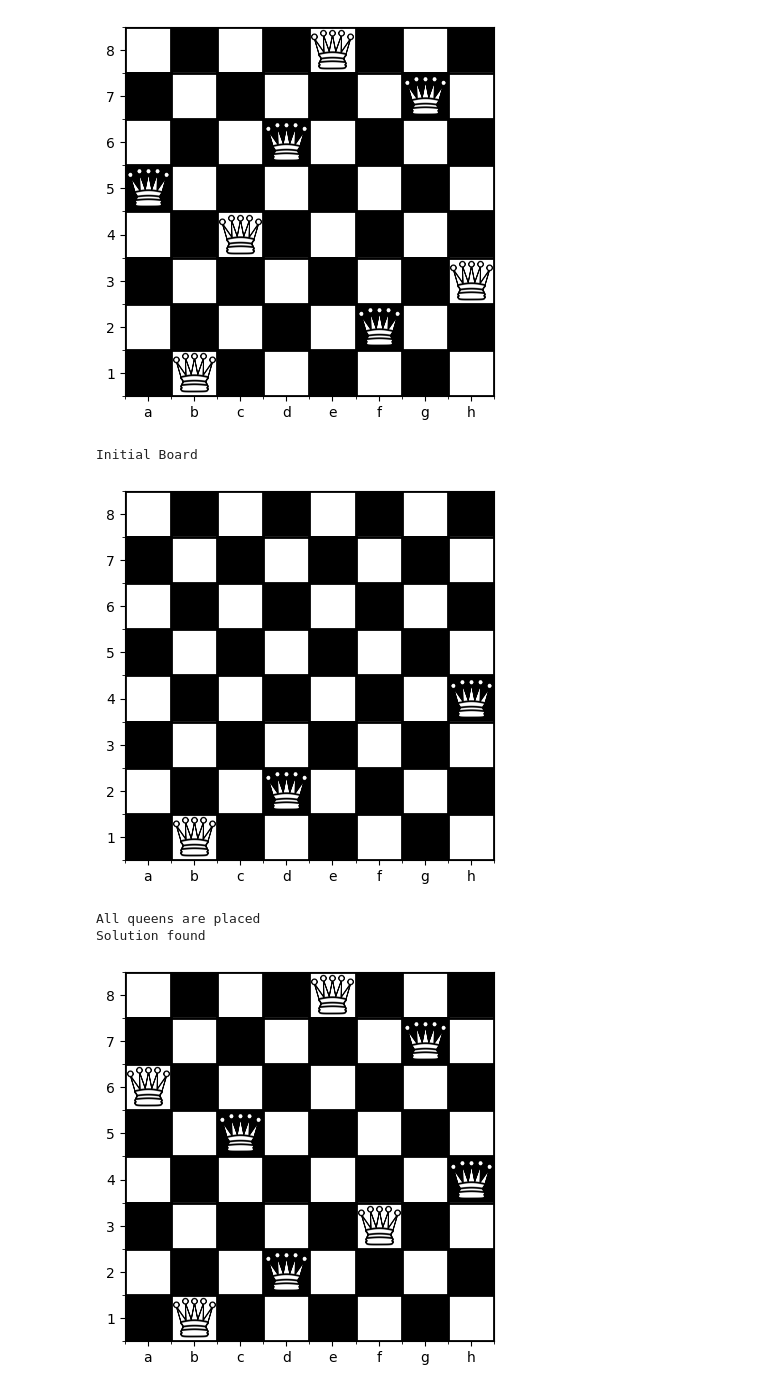
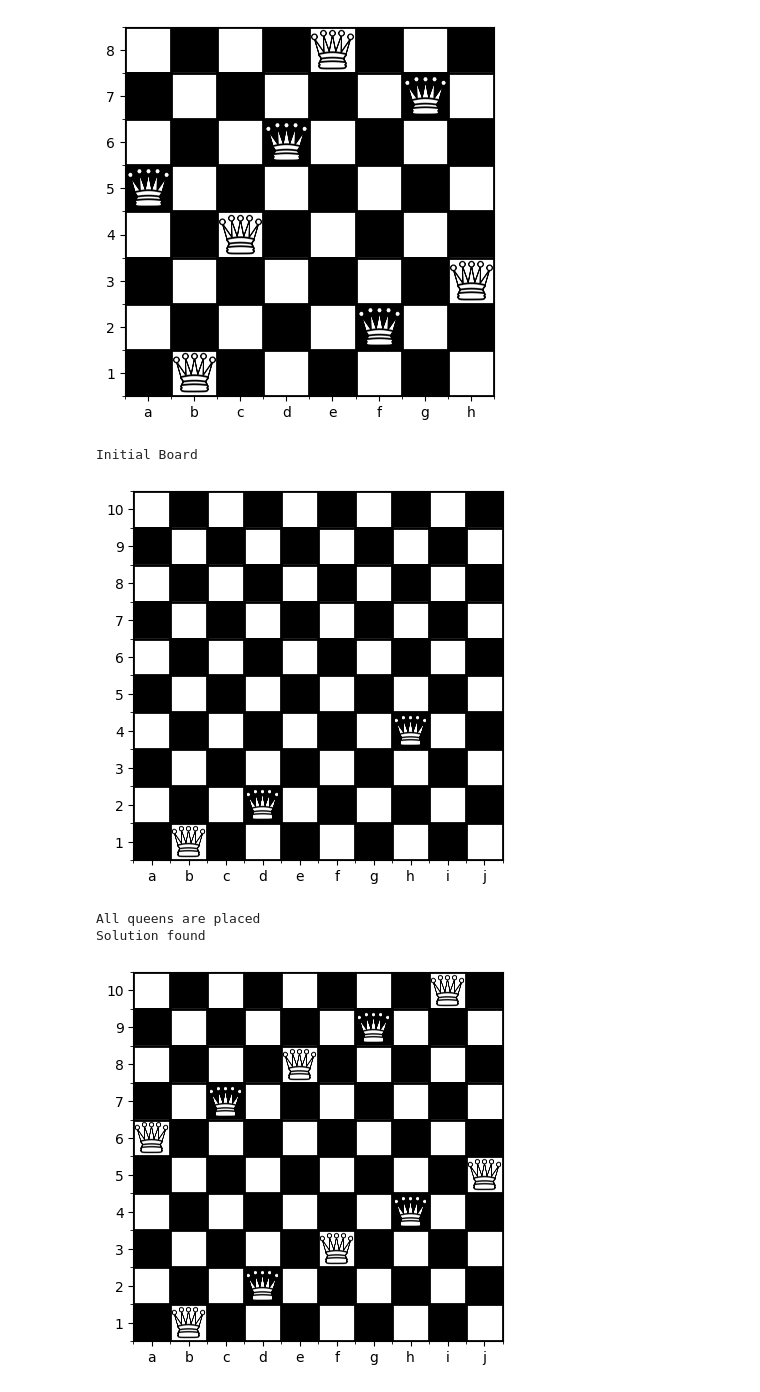
Before and after one commit to Harshit-Ch/N-Queens, a Jupyter notebook: NQueens.ipynb, the cells around one changed output. Saved outputs shown, nothing was run; the diff lists cells and outputs as text; code cells hidden in the pictures.

```diff
--- a/NQueens.ipynb
+++ b/NQueens.ipynb
@@ -214,15 +214,15 @@ All queens are placed
 Solution found
 [figure]
 # %%
-n = 8  # size of chessboard (can be any number)
+n = 10  # size of chessboard (can be any number)
 nqueens_with_initial_position = NQueens(n,
                   image_path=queen_image_path,
                   initial_position=[(0,1), (3,7), (1,3)],
                   verbose=False) # Assigns a variable to the model
 nqueens_with_initial_position.solve()
 # %% [output]
 Initial Board
-[figure, old version]
+[figure, new version]
 All queens are placed
 Solution found
-[figure, old version]
+[figure, new version]
```
